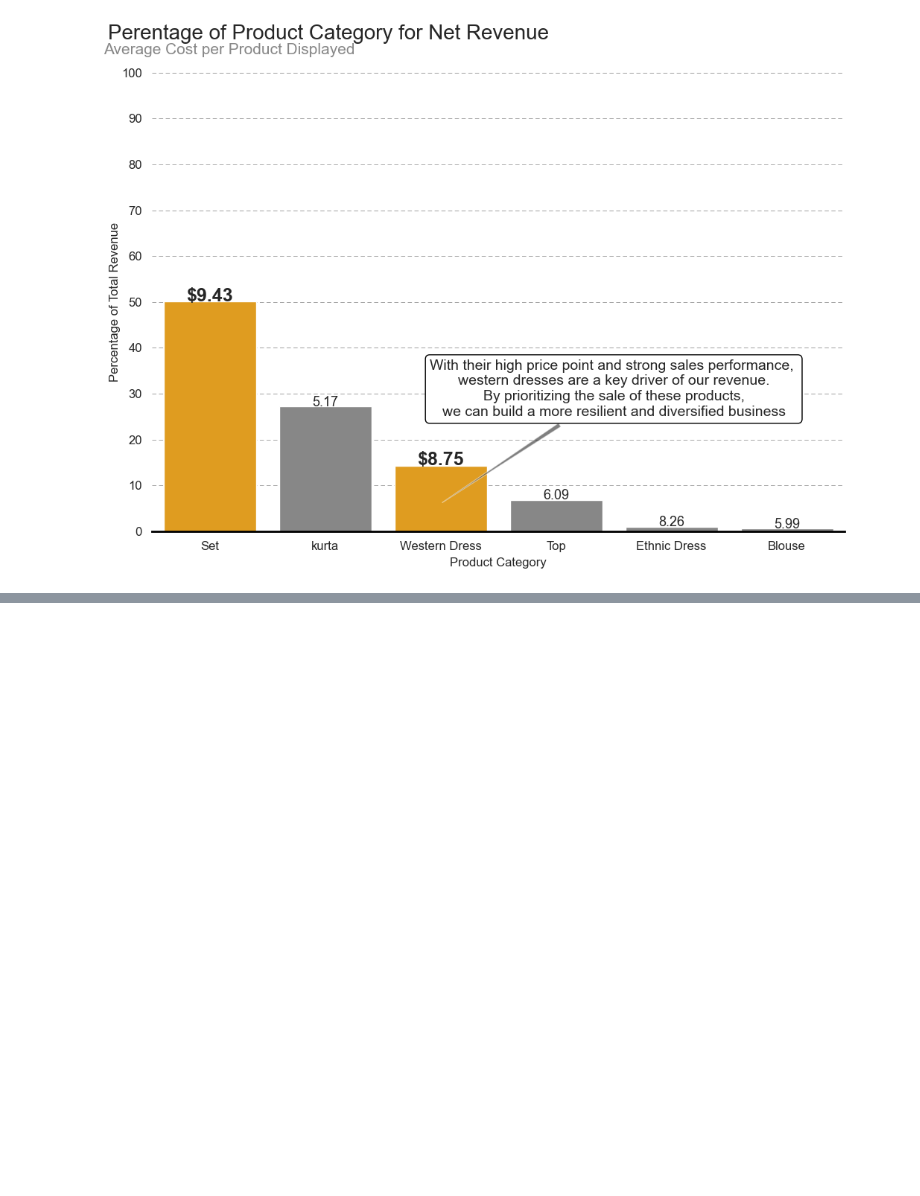
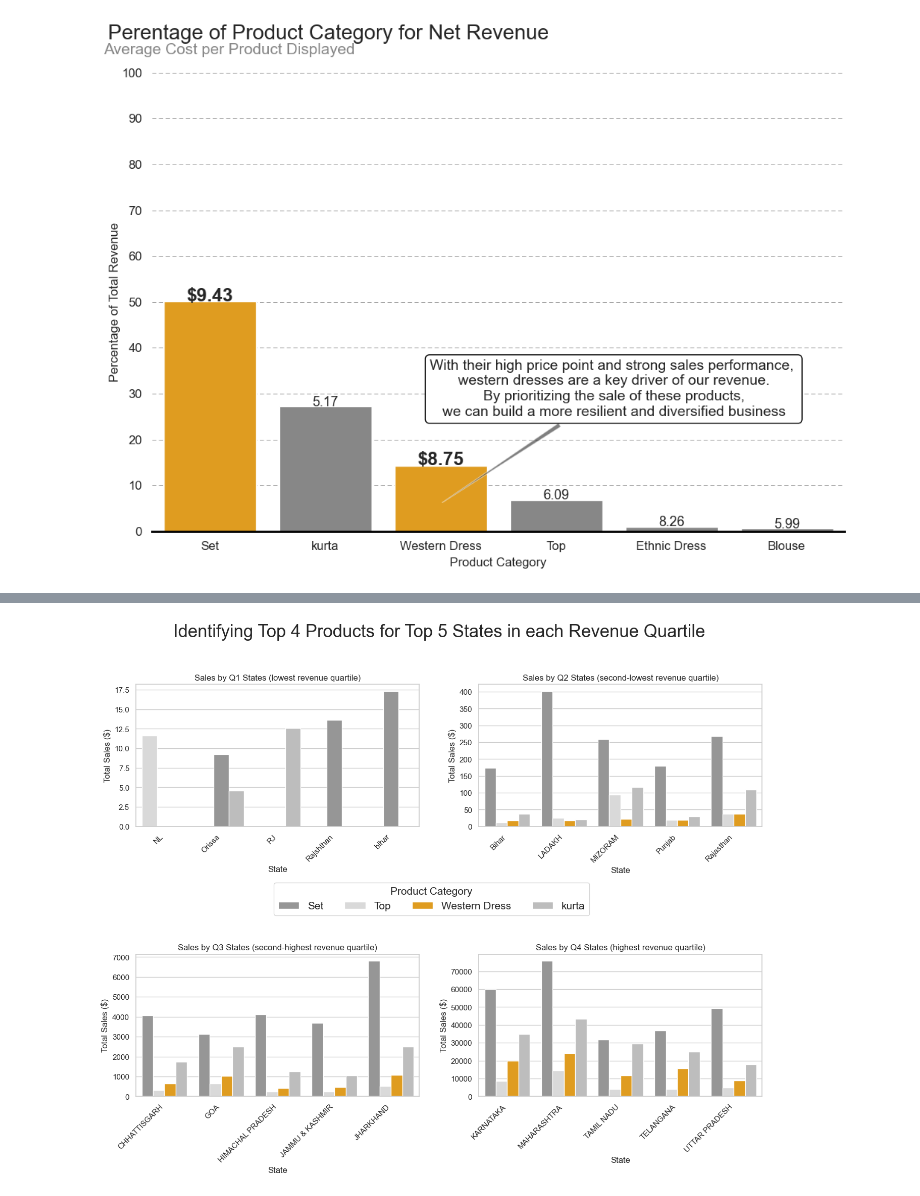
Before and after one commit to CC-Sev/E-Commerce-Sales-Dataset-Analysis, a Jupyter notebook: amazon_sales_data.ipynb, the cells around one changed output, grey strips where cells are left out. Drawn from its saved outputs; the diff is of its cells as text; code cells hidden in the pictures; blank space fills up the shorter version.

```diff
--- a/amazon_sales_data.ipynb
+++ b/amazon_sales_data.ipynb
@@ -817,0 +868,88 @@ Passing `palette` without assigning `hue` is deprecated and will be removed in v
+# %%
+# Define the color palette for the product categories
+colors = {'Top': '#d9d9d9', 'Set': '#969696', 'kurta': '#bdbdbd', 'Western Dress': 'orange'}
+
+# Group the data by state and calculate the total sales
+sales_by_state = df.groupby('state')['order_amount_($)'].sum()
+
+# Get the top 5 and bottom 5 states by sales
+n_states = len(sales_by_state)
+quartiles = pd.qcut(sales_by_state, 4, labels=['Q1', 'Q2', 'Q3', 'Q4'])
+top_states = []
+for q in ['Q1', 'Q2', 'Q3', 'Q4']:
+    top_states += sales_by_state[quartiles == q].nlargest(5).index.tolist()
+
+# Filter the dataframe to include only the top states
+top_sales = df[df['state'].isin(top_states)]
+
+# Group the date by state and product, and calculate the total sales
+sales_by_state_product = top_sales.groupby(['state', 'product_category'])['order_amount_($)'].sum().reset_index()
+
+# Get the top 3 product for each quartile
+top_products = []
+for q in ['Q1', 'Q2', 'Q3', 'Q4']:
+    top_products += sales_by_state_product[sales_by_state_product['state'].isin(sales_by_state[quartiles == q].index)].groupby('state').apply(lambda x: x.nlargest(3, 'order_amount_($)'))['product_category'].tolist()
+
+# Create a figure with four subplots
+fig, axs = plt.subplots(2,2,figsize=(16,12), sharey=False)
+
+# Create the subplot for quartile 1
+q1_sales = sales_by_state_product[sales_by_state_product['state'].isin(sales_by_state[quartiles == 'Q1'].index)]
+q1_sales = q1_sales[q1_sales['product_category'].isin(top_products)]
+sns.barplot(x='state', y='order_amount_($)', hue='product_category', data=q1_sales, ax=axs[0,0], palette=colors)
+axs[0,0].legend().set_visible(False)
+axs[0,0].set_title('Sales by Q1 States (lowest revenue quartile)')
+axs[0,0].set_xlabel('State')
+axs[0,0].set_ylabel('Total Sales ($)')
+
+# Create the subplot for quartile 2
+q2_sales = sales_by_state_product[sales_by_state_product['state'].isin(sales_by_state[quartiles == 'Q2'].index)]
+q2_sales = q2_sales[q2_sales['product_category'].isin(top_products)]
+sns.barplot(x='state', y='order_amount_($)', hue='product_category', data=q2_sales, ax=axs[0,1], palette=colors)
+axs[0,1].legend().set_visible(False)
+axs[0,1].set_title('Sales by Q2 States (second-lowest revenue quartile)')
+axs[0,1].set_xlabel('State')
+axs[0,1].set_ylabel('Total Sales ($)')
+
+# Create the subplot for quartile 3
+q3_sales = sales_by_state_product[sales_by_state_product['state'].isin(sales_by_state[quartiles == 'Q3'].index)]
+q3_sales = q3_sales[q3_sales['product_category'].isin(top_products)]
+sns.barplot(x='state', y='order_amount_($)', hue='product_category', data=q3_sales, ax=axs[1,0], palette=colors)
+axs[1,0].legend().set_visible(False)
+axs[1,0].set_title('Sales by Q3 States (second-highest revenue quartile)')
+axs[1,0].set_xlabel('State')
+axs[1,0].set_ylabel('Total Sales ($)')
+
+# Create the subplot for quartile 4
+q4_sales = sales_by_state_product[sales_by_state_product['state'].isin(sales_by_state[quartiles == 'Q4'].index)]
+q4_sales = q4_sales[q4_sales['product_category'].isin(top_products)]
+sns.barplot(x='state', y='order_amount_($)', hue='product_category', data=q4_sales, ax=axs[1,1], palette=colors)
+axs[1,1].legend().set_visible(False)
+axs[1,1].set_title('Sales by Q4 States (highest revenue quartile)')
+axs[1,1].set_xlabel('State')
+axs[1,1].set_ylabel('Total Sales ($)')
+
+# Adjust the spacing between subplots
+plt.subplots_adjust(hspace=0.9, wspace=0.21, bottom=0.2)
+
+# Rotate the x-axis tick labels
+for ax in axs.flat:
+    plt.setp(ax.get_xticklabels(), rotation=45, ha='right')
+
+# Retrieve handles and labels for the legend
+handles, labels = axs[1, 1].get_legend_handles_labels()
+
+# Only add a legend if there are labels
+if labels:
+    fig.legend(
+        handles, labels, loc='center',
+        ncol=len(labels), title='Product Category',
+        fontsize=15, title_fontsize=15
+    )
+
+
+plt.suptitle('Identifying Top 4 Products for Top 5 States in each Revenue Quartile', fontsize=25)
+plt.show()
+fig.savefig('Top_Products_Top_States.png', dpi=300)
+# %% [output]
+[figure, added]
```
Also changed, not shown: parts of 2 cells of this notebook, 3 other files.
